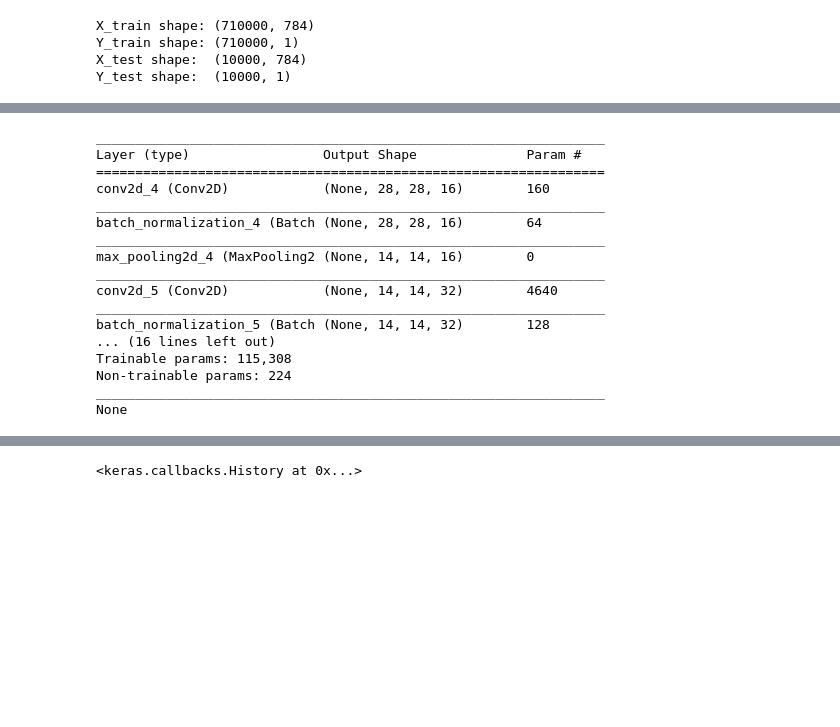
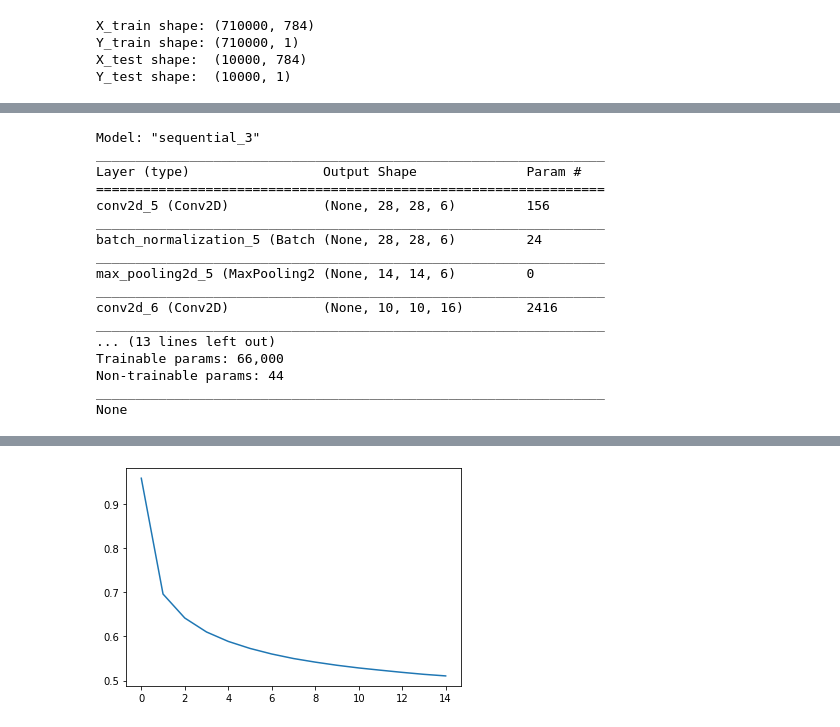
Before and after one commit to Sudeepam97/Guess_the_doodle, a Jupyter notebook: doodle_classifier.ipynb, the cells around one changed output, grey strips where cells are left out. Saved outputs shown, nothing was run; the diff lists cells and outputs as text; code cells hidden in the pictures; blank space fills up the shorter version.

```diff
--- a/doodle_classifier.ipynb
+++ b/doodle_classifier.ipynb
@@ -196,24 +198,24 @@ def create_model(input_shape):
   return model
 # %%
 ## Create the model
-doodle_model = create_model((image_size, image_size, 1))
+doodle_model = create_model((X_train.shape[1], X_train.shape[2], 1))
 print (doodle_model.summary())
 # %% [output]
+Model: "sequential_3"
 _________________________________________________________________
 Layer (type)                 Output Shape              Param #
 =================================================================
-conv2d_4 (Conv2D)            (None, 28, 28, 16)        160
+conv2d_5 (Conv2D)            (None, 28, 28, 6)         156
 _________________________________________________________________
-batch_normalization_4 (Batch (None, 28, 28, 16)        64
+batch_normalization_5 (Batch (None, 28, 28, 6)         24
 _________________________________________________________________
-max_pooling2d_4 (MaxPooling2 (None, 14, 14, 16)        0
+max_pooling2d_5 (MaxPooling2 (None, 14, 14, 6)         0
 _________________________________________________________________
-conv2d_5 (Conv2D)            (None, 14, 14, 32)        4640
+conv2d_6 (Conv2D)            (None, 10, 10, 16)        2416
 _________________________________________________________________
-batch_normalization_5 (Batch (None, 14, 14, 32)        128
-... (16 lines left out)
-Trainable params: 115,308
-Non-trainable params: 224
+... (13 lines left out)
+Trainable params: 66,000
+Non-trainable params: 44
 _________________________________________________________________
 None
 # %%
@@ -221,5 +223,6 @@ None
 doodle_model.compile (optimizer = "Adam", loss = "categorical_crossentropy", metrics = ["accuracy"])
 # %%
 ## Fit the model
-doodle_model.fit (x = X_train, y = Y_train, epochs = 5, batch_size = 256)
+history = doodle_model.fit (x = X_train, y = Y_train, epochs = 15, batch_size = 128)
+plt.plot(history.history['loss'])
 # %% [output]
@@ -239,4 +247,4 @@ Epoch 5/5
-<keras.callbacks.History at 0x...>
+[figure, added]
 # %%
 metric_measures = doodle_model.evaluate(x = X_test, y = Y_test)
 print ("Loss = " + str(metric_measures[0]))
```
Also changed, not shown: parts of 14 cells of this notebook.
